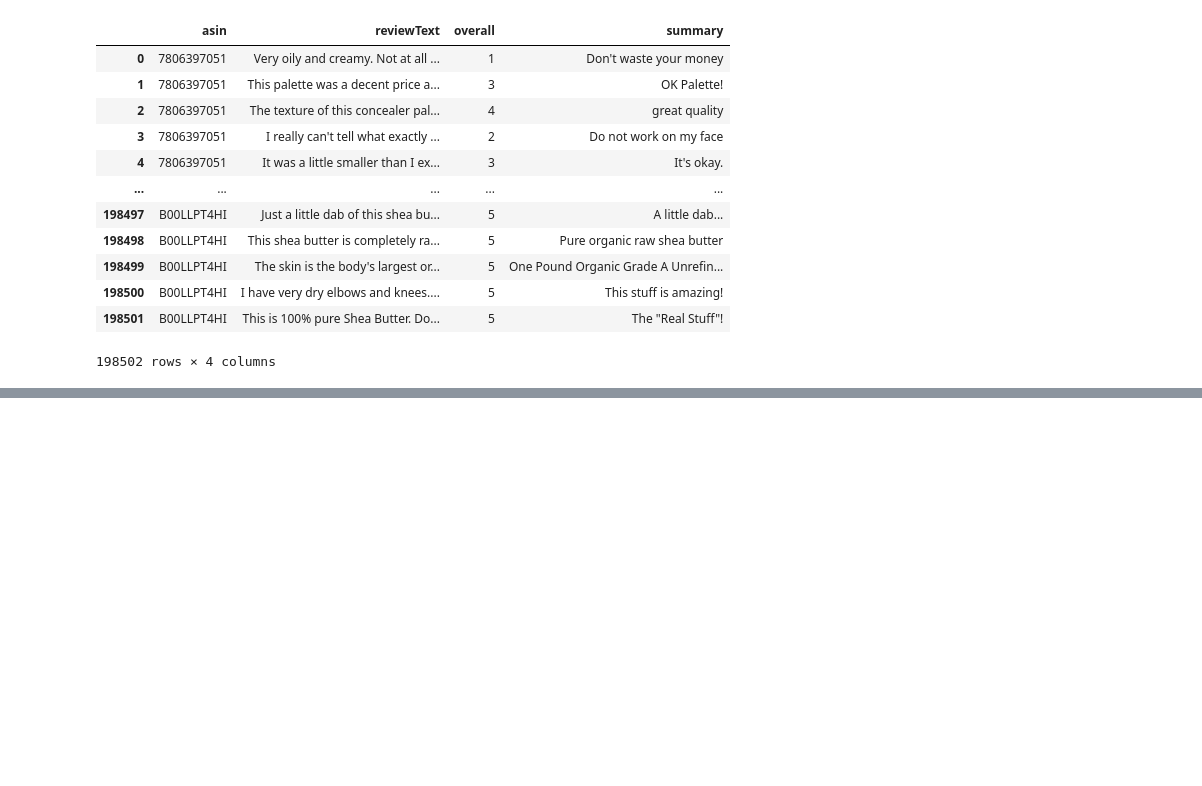
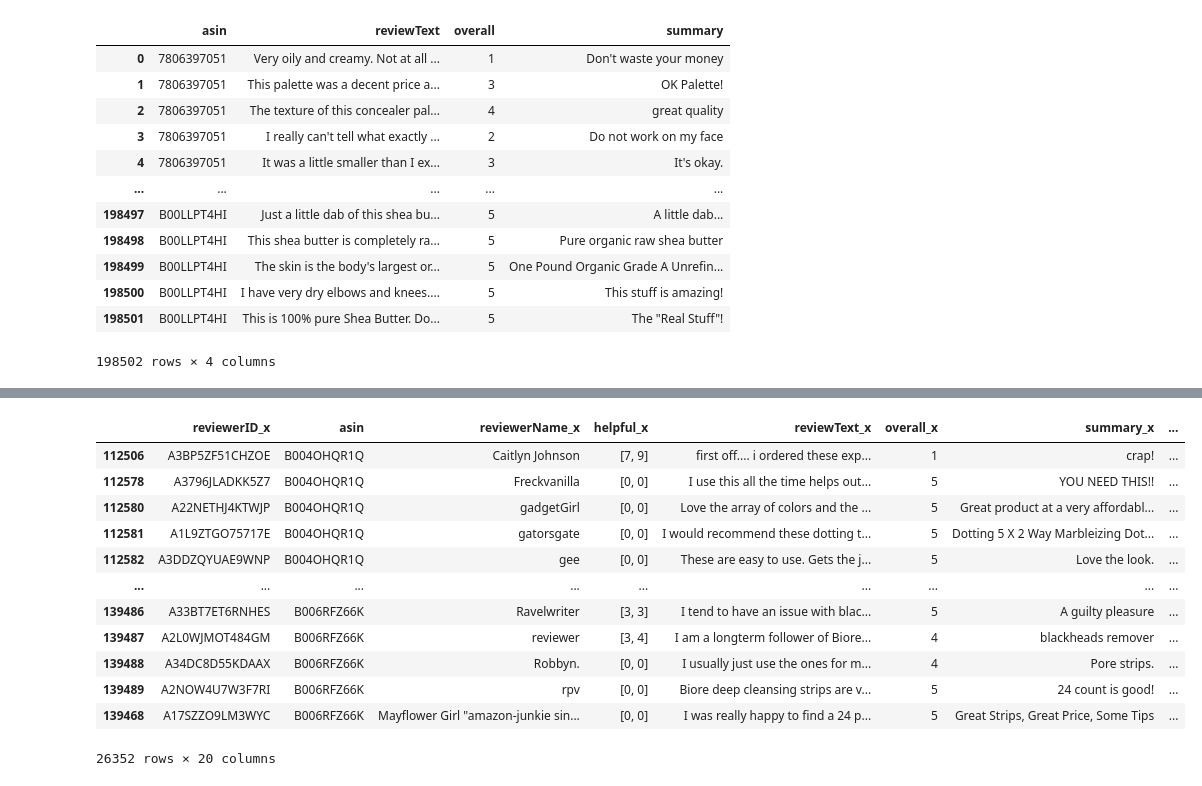
Before and after one commit to vanshika7-max/Amazon-Product-Recommendation-Engine, a Jupyter notebook: Vanshika_Raj_Product_Recommendation_Engine_Capstone_Project.ipynb, the cells around one changed output, grey strips where cells are left out. Drawn from its saved outputs; the diff is of its cells as text; code cells hidden in the pictures; blank space fills up the shorter version.

```diff
--- a/Vanshika_Raj_Product_Recommendation_Engine_Capstone_Project.ipynb
+++ b/Vanshika_Raj_Product_Recommendation_Engine_Capstone_Project.ipynb
@@ -372,0 +420,27 @@ dfNew
+# %%
+#rename column
+dfMerged["totalReviewers"] = dfMerged["reviewerID_y"]
+dfMerged["overallScore"] = dfMerged["overall_x"]
+dfMerged["summaryReview"] = dfMerged["summary_x"]
+
+
+dfNew = dfMerged[['asin','summaryReview','overallScore',"totalReviewers"]]
+# %%
+
+dfMerged = dfMerged.sort_values(by='totalReviewers', ascending=False)
+dfCount = dfMerged[dfMerged.totalReviewers >= 100]
+dfCount
+# %% [output]
+|  | reviewerID_x | asin | reviewerName_x | helpful_x | reviewText_x | overall_x | summary_x | ... |
+| 112506 | A3BP5ZF51CHZOE | B004OHQR1Q | Caitlyn Johnson | [7, 9] | first off.... i ordered these exp... | 1 | crap! | ... |
+| 112578 | A3796JLADKK5Z7 | B004OHQR1Q | Freckvanilla | [0, 0] | I use this all the time helps out... | 5 | YOU NEED THIS!! | ... |
+| 112580 | A22NETHJ4KTWJP | B004OHQR1Q | gadgetGirl | [0, 0] | Love the array of colors and the ... | 5 | Great product at a very affordabl... | ... |
+| 112581 | A1L9ZTGO75717E | B004OHQR1Q | gatorsgate | [0, 0] | I would recommend these dotting t... | 5 | Dotting 5 X 2 Way Marbleizing Dot... | ... |
+| 112582 | A3DDZQYUAE9WNP | B004OHQR1Q | gee | [0, 0] | These are easy to use. Gets the j... | 5 | Love the look. | ... |
+| ... | ... | ... | ... | ... | ... | ... | ... | ... |
+| 139486 | A33BT7ET6RNHES | B006RFZ66K | Ravelwriter | [3, 3] | I tend to have an issue with blac... | 5 | A guilty pleasure | ... |
+| 139487 | A2L0WJMOT484GM | B006RFZ66K | reviewer | [3, 4] | I am a longterm follower of Biore... | 4 | blackheads remover | ... |
+| 139488 | A34DC8D55KDAAX | B006RFZ66K | Robbyn. | [0, 0] | I usually just use the ones for m... | 4 | Pore strips. | ... |
+| 139489 | A2NOW4U7W3F7RI | B006RFZ66K | rpv | [0, 0] | Biore deep cleansing strips are v... | 5 | 24 count is good! | ... |
+| 139468 | A17SZZO9LM3WYC | B006RFZ66K | Mayflower Girl "amazon-junkie sin... | [0, 0] | I was really happy to find a 24 p... | 5 | Great Strips, Great Price, Some Tips | ... |
+26352 rows × 20 columns
```
Also changed, not shown: parts of 16 cells of this notebook.
